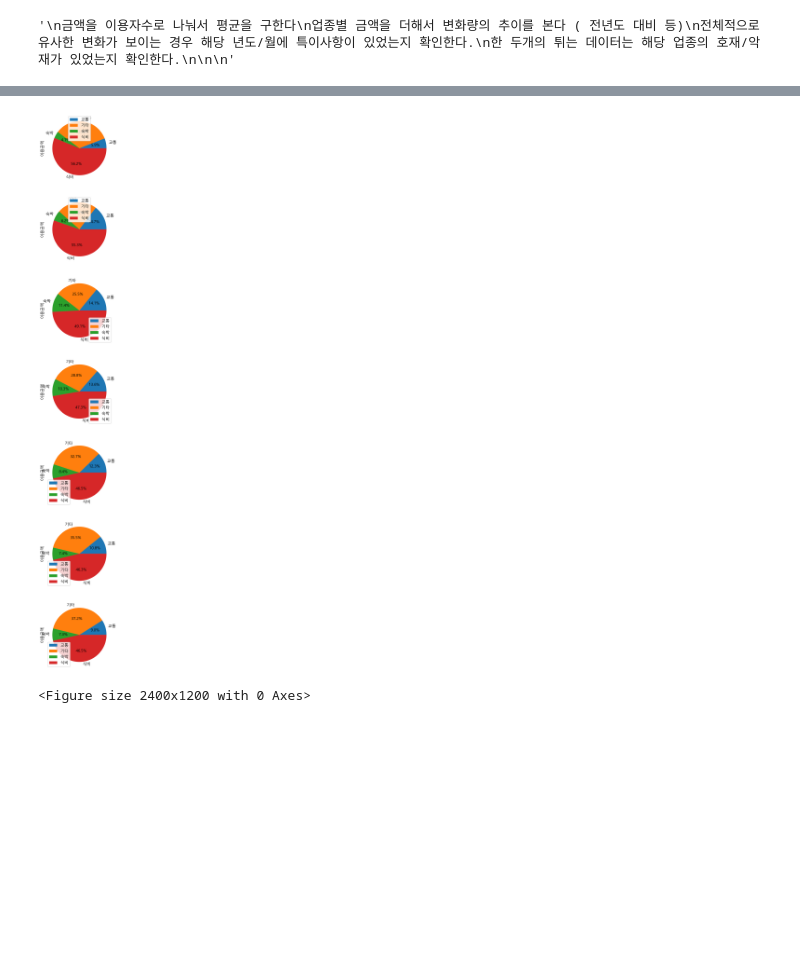
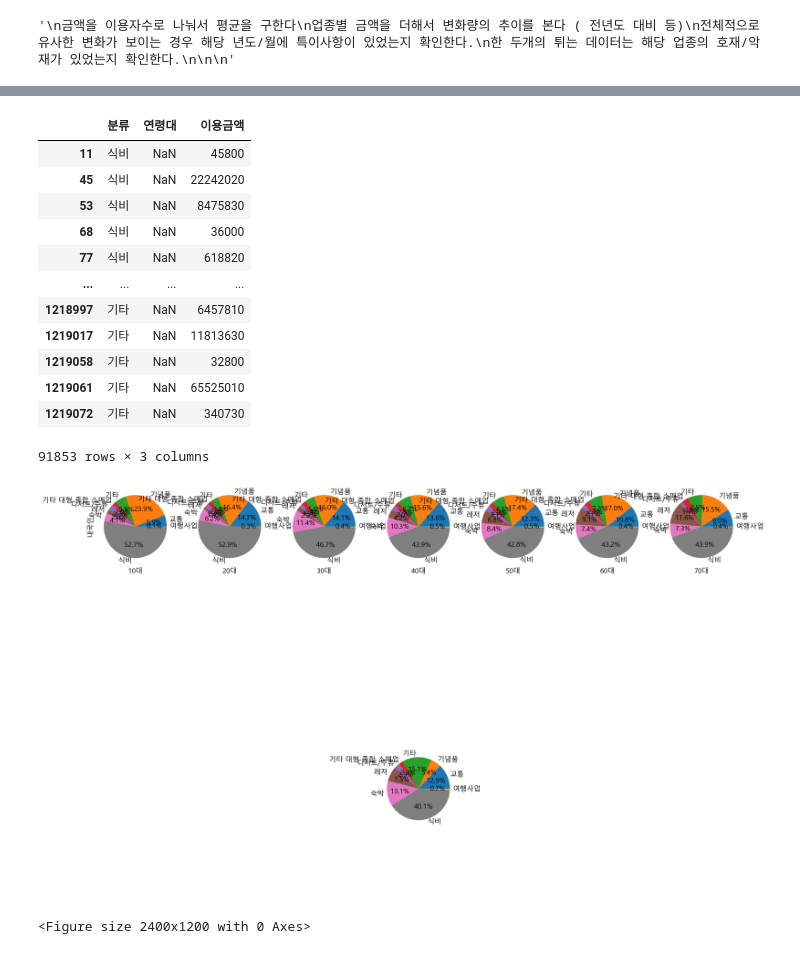
Before and after one commit to hyk2202/semi_project_2, a Jupyter notebook: Vscode/한열/read_csv.ipynb, the cells around one changed output, grey strips where cells are left out. Drawn from its saved outputs; the diff is of its cells as text; code cells hidden in the pictures; blank space fills up the shorter version.

```diff
--- a/Vscode/한열/read_csv.ipynb
+++ b/Vscode/한열/read_csv.ipynb
@@ -120,14 +167,39 @@ df1
+# %%
+
+df1['구분'] = df1['이용자 구분']
+df1.query('구분 != "내국인"')[['분류','연령대','이용금액']]
+# %% [output]
+|  | 분류 | 연령대 | 이용금액 |
+| 11 | 식비 | NaN | 45800 |
+| 45 | 식비 | NaN | 22242020 |
+| 53 | 식비 | NaN | 8475830 |
+| 68 | 식비 | NaN | 36000 |
+| 77 | 식비 | NaN | 618820 |
+| ... | ... | ... | ... |
+| 1218997 | 기타 | NaN | 6457810 |
+| 1219017 | 기타 | NaN | 11813630 |
+| 1219058 | 기타 | NaN | 32800 |
+| 1219061 | 기타 | NaN | 65525010 |
+| 1219072 | 기타 | NaN | 340730 |
+91853 rows × 3 columns
 # %%
-fig, ax = plt.subplots(7,1, figsize = (10,30))
-for i,v in enumerate(ax):
+fig, axes = plt.subplots(2,7, figsize = (20,15))
+for i,v in enumerate(axes[0]):
     a = (i+1)*10
-    df1[['분류','연령대','이용금액']].query(f'연령대 == {a}').groupby('분류').sum().drop('연령대',axis=1).plot(kind='pie',subplots=True,autopct = '%0.1f%%',ax=v)
-
-
+    df1.query('구분 == "내국인"')[['분류','연령대','이용금액']].query(f'연령대 == {a}').groupby('분류').sum().drop('연령대',axis=1).plot(kind='pie',subplots=True,autopct = '%0.1f%%',ax=v,legend=False)
+    v.set_xlabel(f'{a}대')
+    v.set_ylabel('')
+# 파: 교통, 노: 기타, 초: 디저트/ 빨: 레저 보: 숙박
+axes[0][0].set_ylabel('내국인')
+df1.query('구분 != "내국인"')[['분류','이용금액']].groupby('분류').sum().plot(kind='pie',subplots=True,autopct = '%0.1f%%',ax=axes[1][3],legend=False)
+axes[1][3].set_ylabel('')
+axes[1][0].set_ylabel('내국인')
+for i,v in enumerate(axes[1]):
+    v.axis(False)
 plt.show()
 plt.close()
 # %% [output]
-[figure, old version]
+[figure, new version]
 # %%
 df2=df1[['이용금액','분류']].groupby('분류').sum()
 # %%
```
Also changed, not shown: parts of 9 cells of this notebook, 1 other file.
